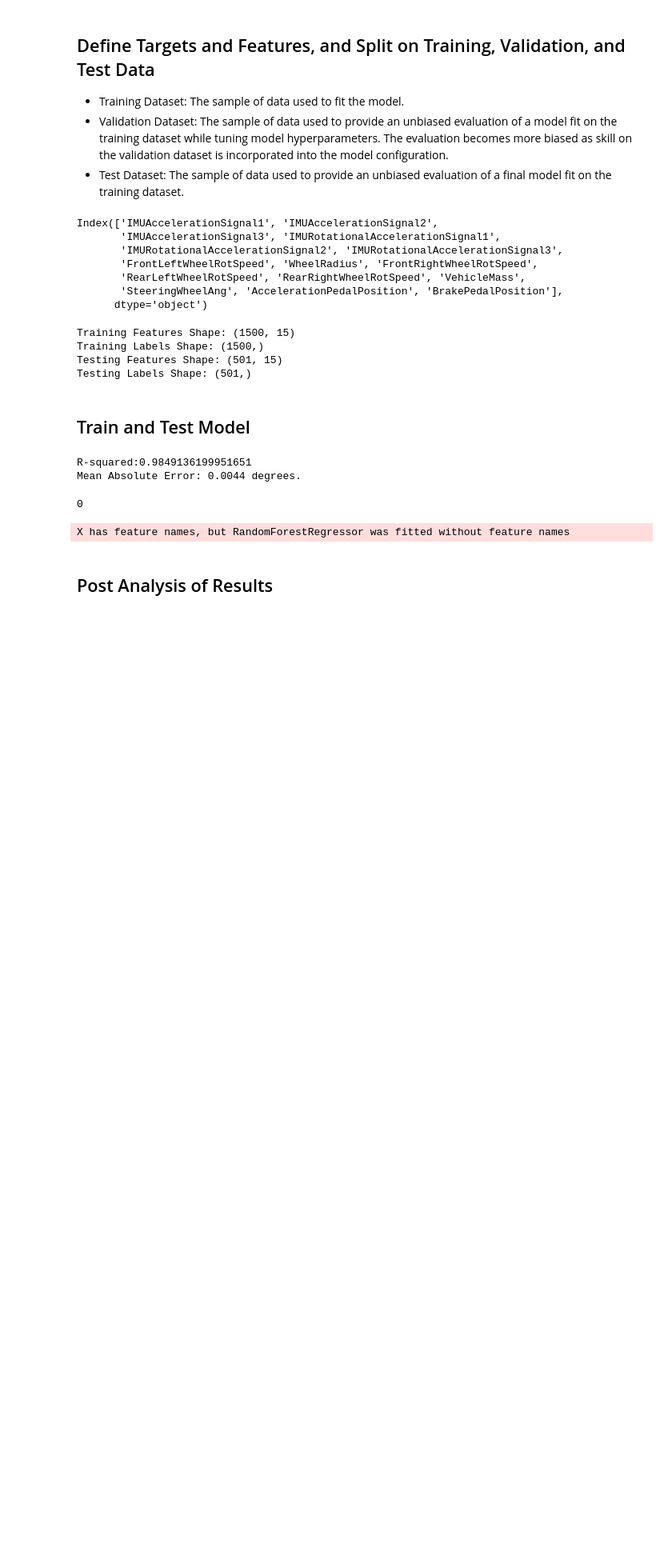
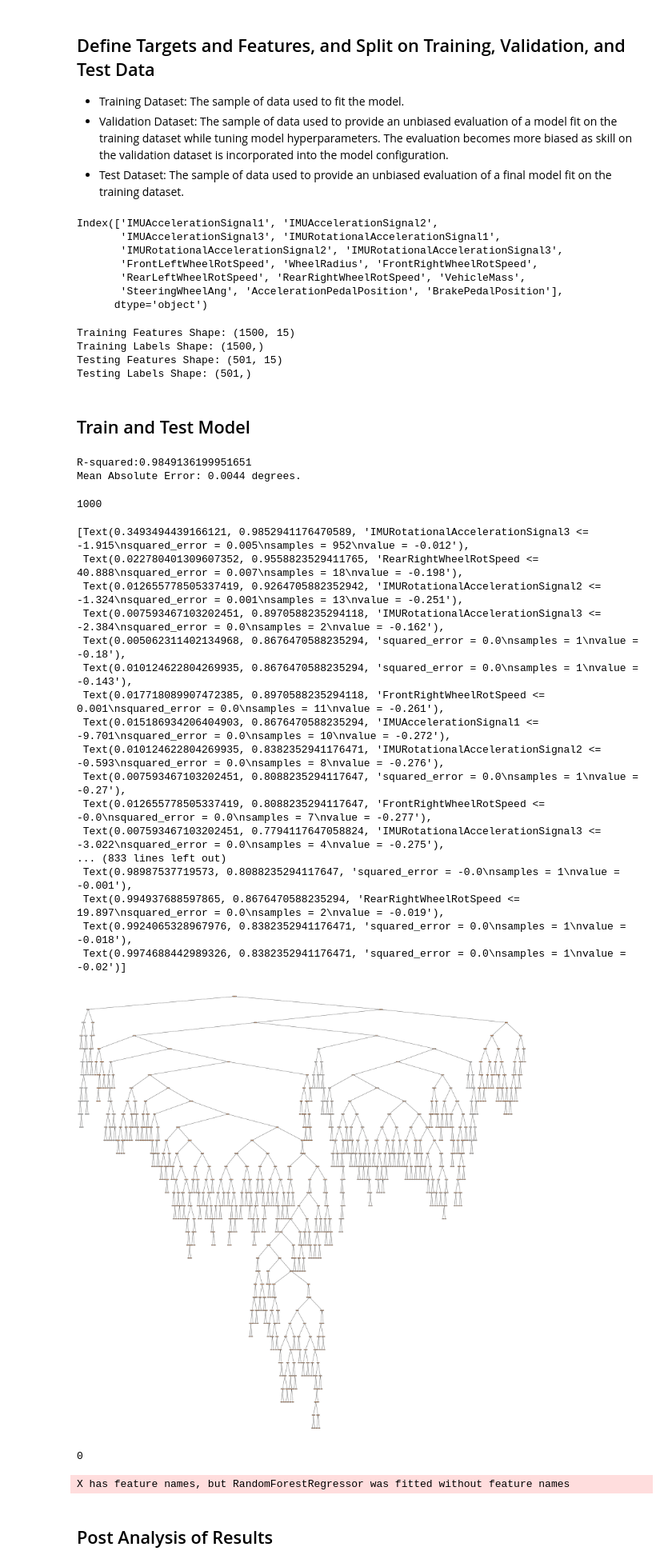
Before and after one commit to GjermundOstensvig/VehicleStateObserver, a Jupyter notebook: python_code/random_forest.ipynb, the cells around one changed output. Shown at 80% size. Cells and saved outputs as stored; diff of their text form; code cells hidden in the pictures; blank space fills up the shorter version.

Commit message:
Added visualizing of a desition tree

```diff
--- a/python_code/random_forest.ipynb
+++ b/python_code/random_forest.ipynb
@@ -138,6 +138,38 @@ print('Mean Absolute Error:', round(np.mean(errors), 4), 'degrees.')
 # %% [output]
 R-squared:0.9849136199951651
 Mean Absolute Error: 0.0044 degrees.
+# %%
+# Visualizing one of the decision trees.
+import matplotlib.pyplot as plt
+from sklearn.tree import plot_tree
+
+print(f"Number of decision trees in forest: {len(rf.estimators_)}")
+fig = plt.figure(figsize=(50, 50))
+plot_tree(rf.estimators_[0],
+          feature_names=feature_list,
+          class_names=['VehicleSideSlip'],
+          filled=True, impurity=True,
+          rounded=True)
+# %% [output]
+1000
+[Text(0.3493494439166121, 0.9852941176470589, 'IMURotationalAccelerationSignal3 <= -1.915\nsquared_error = 0.005\nsamples = 952\nvalue = -0.012'),
+ Text(0.022780401309607352, 0.9558823529411765, 'RearRightWheelRotSpeed <= 40.888\nsquared_error = 0.007\nsamples = 18\nvalue = -0.198'),
+ Text(0.012655778505337419, 0.9264705882352942, 'IMURotationalAccelerationSignal2 <= -1.324\nsquared_error = 0.001\nsamples = 13\nvalue = -0.251'),
+ Text(0.007593467103202451, 0.8970588235294118, 'IMURotationalAccelerationSignal3 <= -2.384\nsquared_error = 0.0\nsamples = 2\nvalue = -0.162'),
+ Text(0.005062311402134968, 0.8676470588235294, 'squared_error = 0.0\nsamples = 1\nvalue = -0.18'),
+ Text(0.010124622804269935, 0.8676470588235294, 'squared_error = 0.0\nsamples = 1\nvalue = -0.143'),
+ Text(0.017718089907472385, 0.8970588235294118, 'FrontRightWheelRotSpeed <= 0.001\nsquared_error = 0.0\nsamples = 11\nvalue = -0.261'),
+ Text(0.015186934206404903, 0.8676470588235294, 'IMUAccelerationSignal1 <= -9.701\nsquared_error = 0.0\nsamples = 10\nvalue = -0.272'),
+ Text(0.010124622804269935, 0.8382352941176471, 'IMURotationalAccelerationSignal2 <= -0.593\nsquared_error = 0.0\nsamples = 8\nvalue = -0.276'),
+ Text(0.007593467103202451, 0.8088235294117647, 'squared_error = 0.0\nsamples = 1\nvalue = -0.27'),
+ Text(0.012655778505337419, 0.8088235294117647, 'FrontRightWheelRotSpeed <= -0.0\nsquared_error = 0.0\nsamples = 7\nvalue = -0.277'),
+ Text(0.007593467103202451, 0.7794117647058824, 'IMURotationalAccelerationSignal3 <= -3.022\nsquared_error = 0.0\nsamples = 4\nvalue = -0.275'),
+... (833 lines left out)
+ Text(0.98987537719573, 0.8088235294117647, 'squared_error = -0.0\nsamples = 1\nvalue = -0.001'),
+ Text(0.994937688597865, 0.8676470588235294, 'RearRightWheelRotSpeed <= 19.897\nsquared_error = 0.0\nsamples = 2\nvalue = -0.019'),
+ Text(0.9924065328967976, 0.8382352941176471, 'squared_error = 0.0\nsamples = 1\nvalue = -0.018'),
+ Text(0.9974688442989326, 0.8382352941176471, 'squared_error = 0.0\nsamples = 1\nvalue = -0.02')]
+[figure, added]
 # %%
 import plotly.graph_objects as go
 
```
